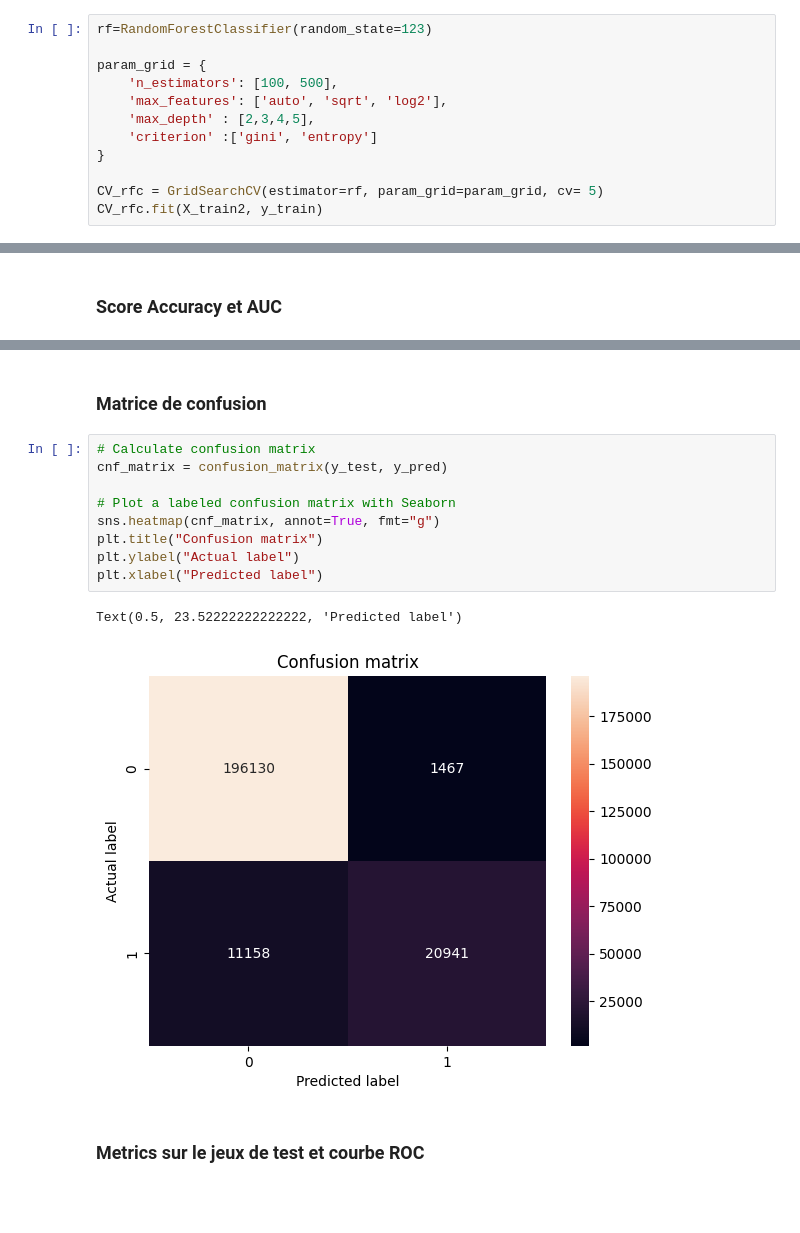
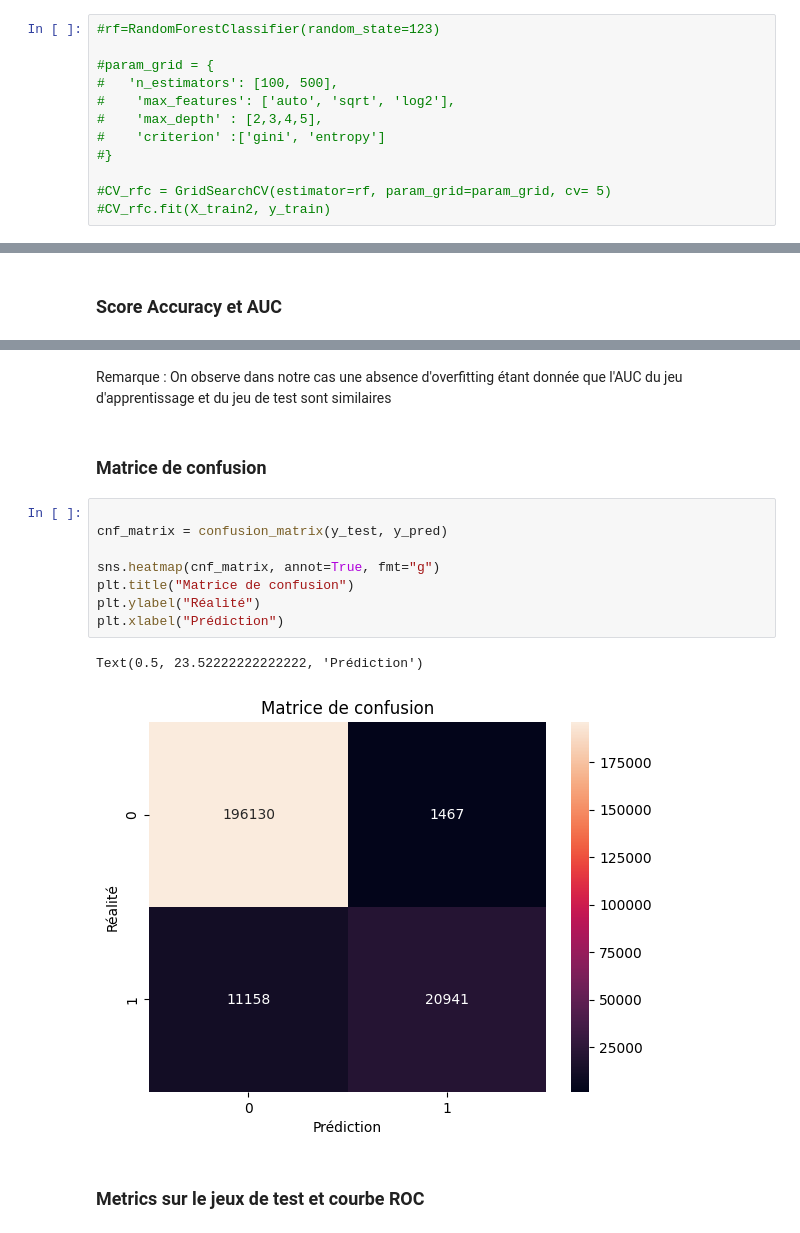
Before and after one commit to KhalilMazouz/ProjetMachineLearning, a Jupyter notebook: Projet_ML.ipynb, the cells around one changed output, grey strips where cells are left out. Saved outputs shown, nothing was run; the diff lists cells and outputs as text; blank space fills up the shorter version.

```diff
--- a/Projet_ML.ipynb
+++ b/Projet_ML.ipynb
@@ -530,17 +529,17 @@ X_test2 = pd.DataFrame(X_test)
 # %% [markdown]
 ### Recherche des meilleurs hyper-paramètres
 # %%
-rf=RandomForestClassifier(random_state=123)
+#rf=RandomForestClassifier(random_state=123)
 
-param_grid = {
-    'n_estimators': [100, 500],
-    'max_features': ['auto', 'sqrt', 'log2'],
-    'max_depth' : [2,3,4,5],
-    'criterion' :['gini', 'entropy']
-}
+#param_grid = {
+#   'n_estimators': [100, 500],
+#    'max_features': ['auto', 'sqrt', 'log2'],
+#    'max_depth' : [2,3,4,5],
+#    'criterion' :['gini', 'entropy']
+#}
 
-CV_rfc = GridSearchCV(estimator=rf, param_grid=param_grid, cv= 5)
-CV_rfc.fit(X_train2, y_train)
+#CV_rfc = GridSearchCV(estimator=rf, param_grid=param_grid, cv= 5)
+#CV_rfc.fit(X_train2, y_train)
 # %% [output]
 GridSearchCV(cv=5, estimator=RandomForestClassifier(random_state=123),
              param_grid={'criterion': ['gini', 'entropy'],
@@ -577,20 +578,21 @@ Accuracy sur train =  0.9466803245042503
 Accuracy sur test =  0.9450360476455837
 AUC sur train =  0.8251659857555569
 AUC sur test =  0.822481861536516
+# %% [markdown]
+Remarque : On observe dans notre cas une absence d'overfitting étant donnée que l'AUC du jeu d'apprentissage et du jeu de test sont similaires
 # %% [markdown]
 ### Matrice de confusion
 # %%
-# Calculate confusion matrix
+
 cnf_matrix = confusion_matrix(y_test, y_pred)
 
-# Plot a labeled confusion matrix with Seaborn
 sns.heatmap(cnf_matrix, annot=True, fmt="g")
-plt.title("Confusion matrix")
-plt.ylabel("Actual label")
-plt.xlabel("Predicted label")
+plt.title("Matrice de confusion")
+plt.ylabel("Réalité")
+plt.xlabel("Prédiction")
 # %% [output]
-Text(0.5, 23.52222222222222, 'Predicted label')
+Text(0.5, 23.52222222222222, 'Prédiction')
-[figure, old version]
+[figure, new version]
 # %% [markdown]
 ### Metrics sur le jeux de test et courbe ROC
 # %%
```
Also changed, not shown: parts of 15 cells of this notebook.
